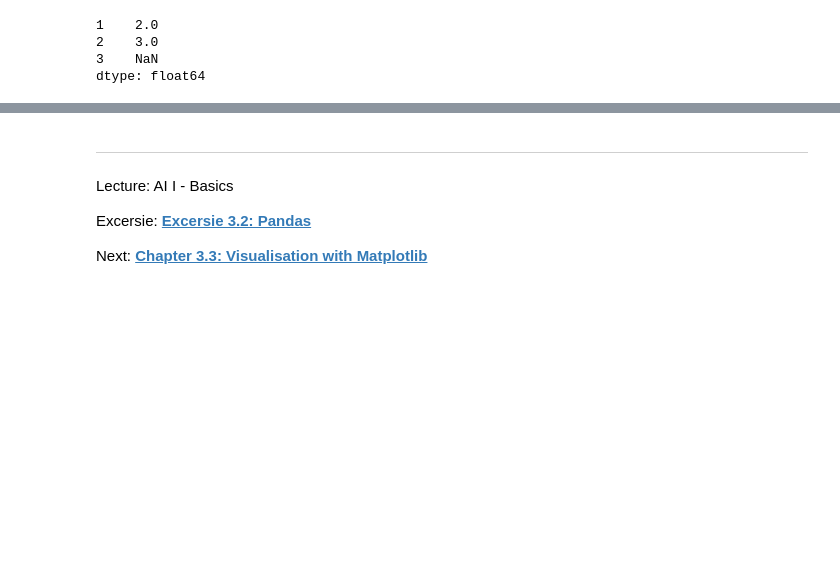
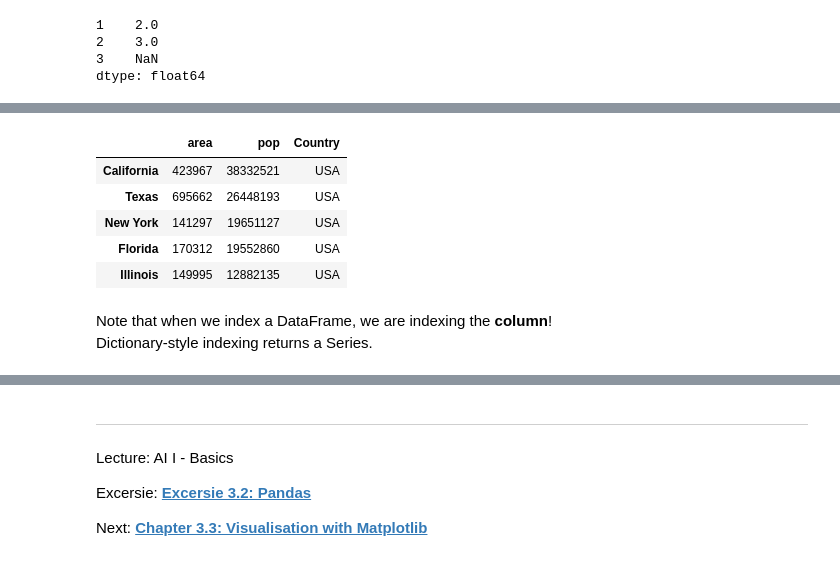
Before and after one commit to iLuckyW/lecture-ai-basics, a Jupyter notebook: chapter/03_data/02_pandas.ipynb, the cells around one changed output, grey strips where cells are left out. Saved outputs shown, nothing was run; the diff lists cells and outputs as text; code cells hidden in the pictures; blank space fills up the shorter version.

```diff
--- a/chapter/03_data/02_pandas.ipynb
+++ b/chapter/03_data/02_pandas.ipynb
@@ -856,0 +863,27 @@ dtype: float64
+# %%
+area = pd.Series({
+    'California': 423967,
+    'Texas': 695662,
+    'New York': 141297,
+    'Florida': 170312,
+    'Illinois': 149995
+})
+pop = pd.Series({
+    'California': 38332521,
+    'Texas': 26448193,
+    'New York': 19651127,
+    'Florida': 19552860,
+    'Illinois': 12882135
+})
+data = pd.DataFrame({'area':area, 'pop':pop, 'Country':'USA'})
+data
+# %% [output]
+|  | area | pop | Country |
+| California | 423967 | 38332521 | USA |
+| Texas | 695662 | 26448193 | USA |
+| New York | 141297 | 19651127 | USA |
+| Florida | 170312 | 19552860 | USA |
+| Illinois | 149995 | 12882135 | USA |
+# %% [markdown]
+Note that when we index a DataFrame, we are indexing the **column**!
+Dictionary-style indexing returns a Series.
```
Also changed, not shown: parts of 31 cells of this notebook.
